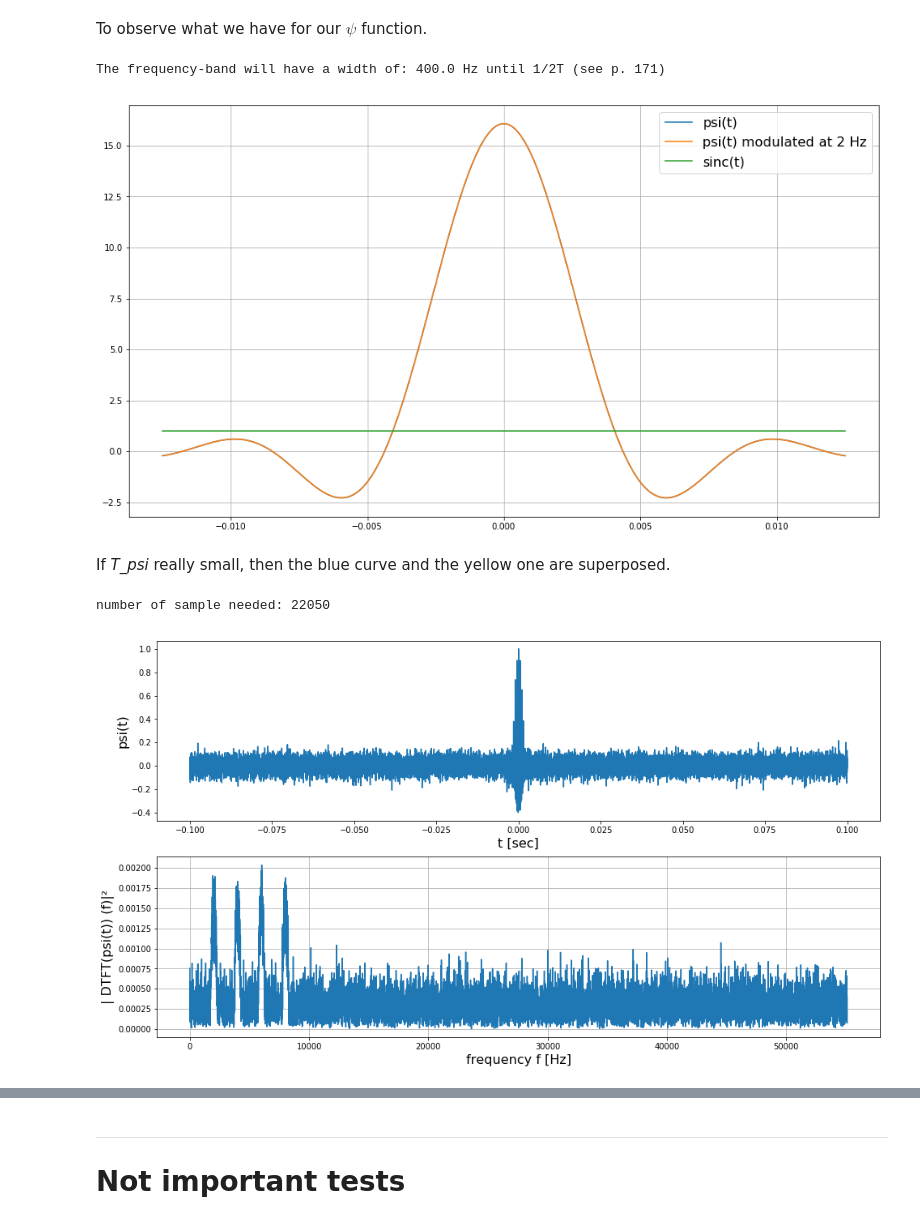
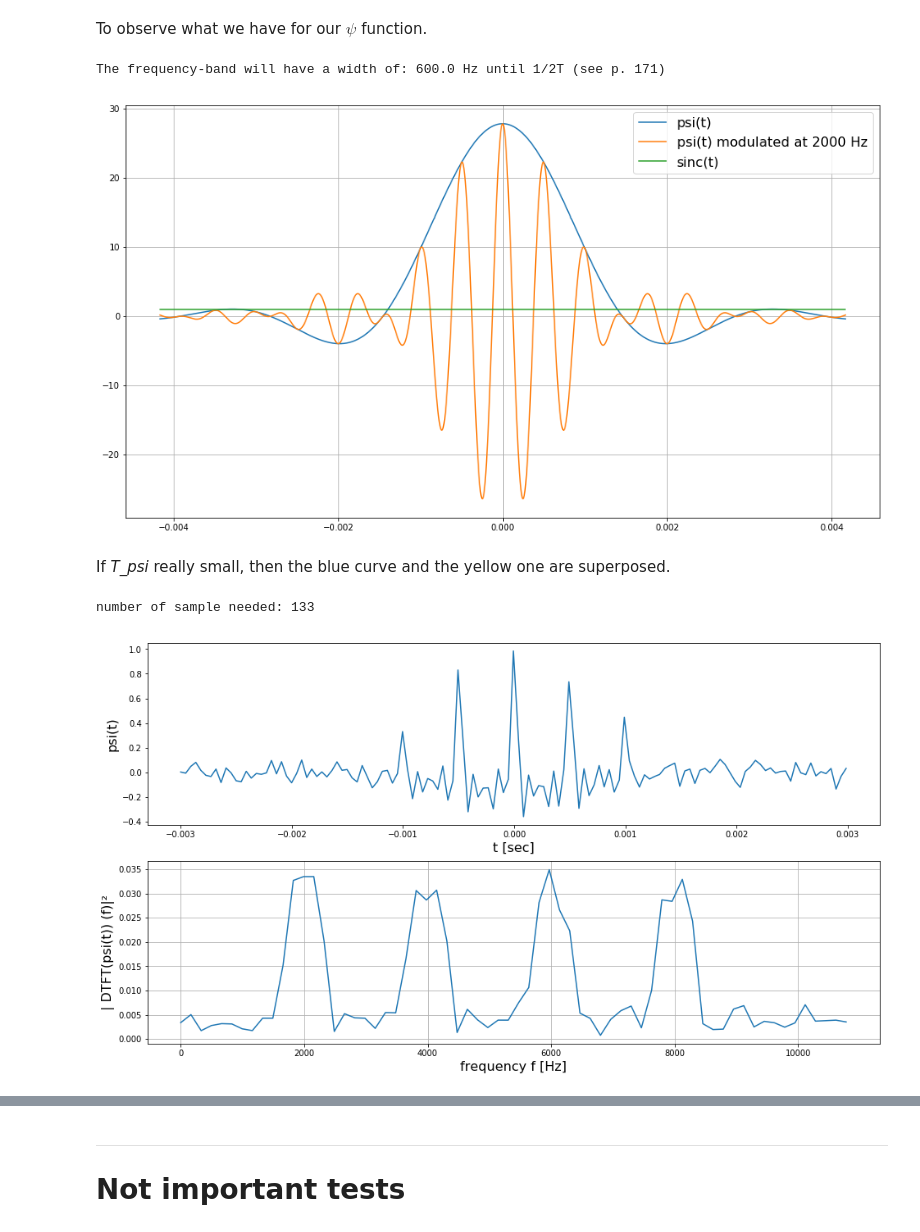
Before and after one commit to Dreyvor/Project_PDC, a Jupyter notebook: signal_conception.ipynb, the cells around one changed output, grey strips where cells are left out. Saved outputs shown, nothing was run; the diff lists cells and outputs as text; code cells hidden in the pictures.

```diff
--- a/signal_conception.ipynb
+++ b/signal_conception.ipynb
@@ -40,7 +42,7 @@ To observe what we have for our $\psi$ function.
 # %%
 beta = 1/2.0
 #T_psi : good values begin at 1/400 and its better if we
-T_psi = 1/400.0 # we want it small (try to play with and see) but be careful aliasing when we add 4 modulated version of it
+T_psi = 1/600.0 # we want it small (try to play with and see) but be careful aliasing when we add 4 modulated version of it
 print("The frequency-band will have a width of:",1/T_psi,"Hz until 1/2T (see p. 171)")
 
 def psi(t):
@@ -62,10 +64,10 @@ def psi(t):
 
     return res
 # %% [output]
-The frequency-band will have a width of: 400.0 Hz until 1/2T (see p. 171)
+The frequency-band will have a width of: 600.0 Hz until 1/2T (see p. 171)
 # %%
 t = np.linspace(start=-5*T_psi/(4*beta), stop=5*T_psi/(4*beta), num = 1000)
-freq = 2
+freq = 2000
 
 plt.figure(figsize=(16,9))
 plt.plot(t, psi(t), t, psi(t)*np.cos(2*np.pi*freq*t), t, np.sinc(t))
@@ -73,7 +75,7 @@ plt.legend(["psi(t)", "psi(t) modulated at " + str(freq) + " Hz", "sinc(t)"], fo
 plt.grid()
 plt.show()
 # %% [output]
-[figure, old version]
+[figure, new version]
 # %% [markdown]
 If *T_psi* really small, then the blue curve and the yellow one are superposed.
 # %%
@@ -83,10 +85,10 @@ If *T_psi* really small, then the blue curve and the yellow one are superposed.
 
 ff = 2000 # frequency of the signal in Hz
 #Fs = 8.0 * ff + (1.55/T_psi)  # sampling rate /!\ Choose a factor which respect the sampling theorem (>=2*4 + a little bit to avoid aliasing in freq domain)
-oversampling_factor = 5
-Fs= oversampling_factor * 22050 #Don't change, it 's fixed in the pdf
+oversampling_factor = 1 #Don't oversampling please =)
+Fs = oversampling_factor * 22050 #Don't change, it 's fixed in the pdf
 Ts = 1.0/Fs # sampling interval
-time_interval = 0.1
+time_interval = 0.003
 t = np.arange(-time_interval, time_interval, Ts) # time vector
 
 amplitude = 1
@@ -96,40 +98,40 @@ y_base = amplitude * psi(t)
 y = y_base * np.cos(2*np.pi*ff*t) + y_base * np.cos(2*2*np.pi*ff*t) + y_base * np.cos(3*2*np.pi*ff*t) + y_base * np.cos(4*2*np.pi*ff*t)
 
 #Try solution to compensate the clip between [-1,1]
-ymax = np.max(y)
+ymax = np.max(np.abs(y))
 y /= ymax
 
 #clip values to [-1,1] (thanks PDF...)
 y = np.where(y > 1, 1, y)
 y = np.where(y < -1, -1, y)
 
 # Add gaussian noise
 n = len(y) # length of the signal
 print("number of sample needed:",n)
 y = y + np.random.normal(0, 0.05, n)
 
 k = np.arange(n)
 T = n/Fs
 frq = k/T # two sides frequency range
 frq = frq[range(n // 2)] # one side frequency range (7 = 3*2+1 ==> 7//2 = 6//2 = 3)
 
 Y = np.fft.fft(y)/n # fft computing and normalization
 Y = Y[range(n // 2)]
 
 
 # Plot
 plt.figure(figsize=(16,9))
 plt.subplot(211)
 plt.plot(t,y)
 plt.xlabel("t [sec]",fontsize=16)
 plt.ylabel("psi(t)",fontsize=16)
 plt.subplot(212)
 plt.plot(frq, np.abs(Y))
 plt.xlabel("frequency f [Hz]",fontsize=16)
 plt.ylabel("| DTFT(psi(t)) (f)|²",fontsize=16)
 plt.grid()
 plt.show()
 # %% [output]
-number of sample needed: 22050
+number of sample needed: 133
-[figure, old version]
+[figure, new version]
 # %%
```
Also changed, not shown: parts of 4 cells of this notebook.
